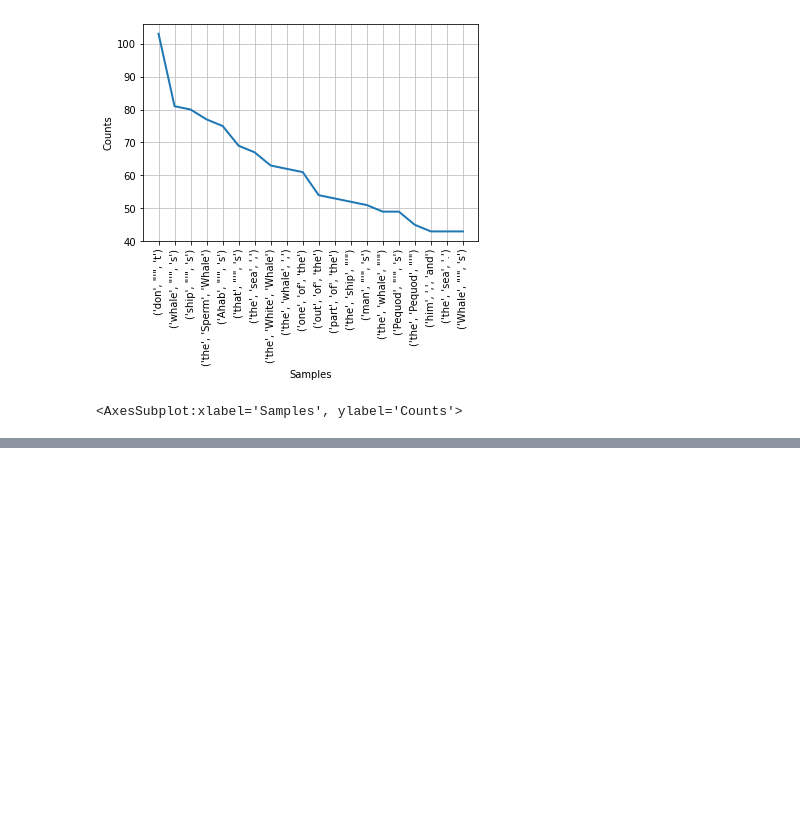
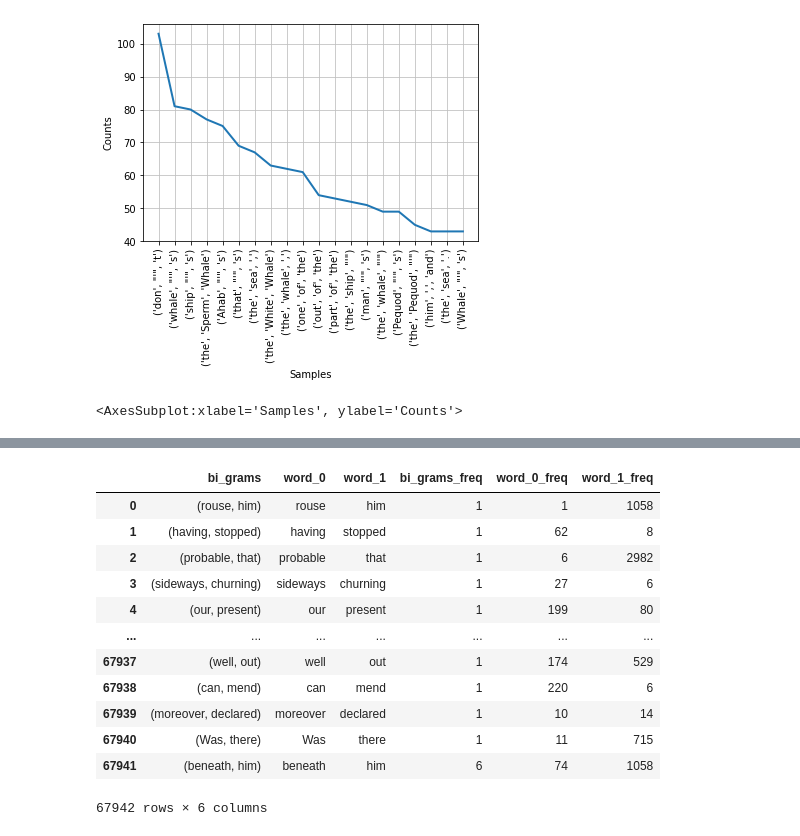
Before and after one commit to LuisReyes98/platzi-python-nltk, a Jupyter notebook: notebooks/c5_language_with_statistics.ipynb, the cells around one changed output, grey strips where cells are left out. Saved outputs shown, nothing was run; the diff lists cells and outputs as text; code cells hidden in the pictures; blank space fills up the shorter version.

```diff
--- a/notebooks/c5_language_with_statistics.ipynb
+++ b/notebooks/c5_language_with_statistics.ipynb
@@ -117,0 +146,16 @@ filtered_dist.plot(20)
+# %%
+df
+# %% [output]
+|  | bi_grams | word_0 | word_1 | bi_grams_freq | word_0_freq | word_1_freq |
+| 0 | (rouse, him) | rouse | him | 1 | 1 | 1058 |
+| 1 | (having, stopped) | having | stopped | 1 | 62 | 8 |
+| 2 | (probable, that) | probable | that | 1 | 6 | 2982 |
+| 3 | (sideways, churning) | sideways | churning | 1 | 27 | 6 |
+| 4 | (our, present) | our | present | 1 | 199 | 80 |
+| ... | ... | ... | ... | ... | ... | ... |
+| 67937 | (well, out) | well | out | 1 | 174 | 529 |
+| 67938 | (can, mend) | can | mend | 1 | 220 | 6 |
+| 67939 | (moreover, declared) | moreover | declared | 1 | 10 | 14 |
+| 67940 | (Was, there) | Was | there | 1 | 11 | 715 |
+| 67941 | (beneath, him) | beneath | him | 6 | 74 | 1058 |
+67942 rows × 6 columns
```
Also changed, not shown: parts of 9 cells of this notebook.
